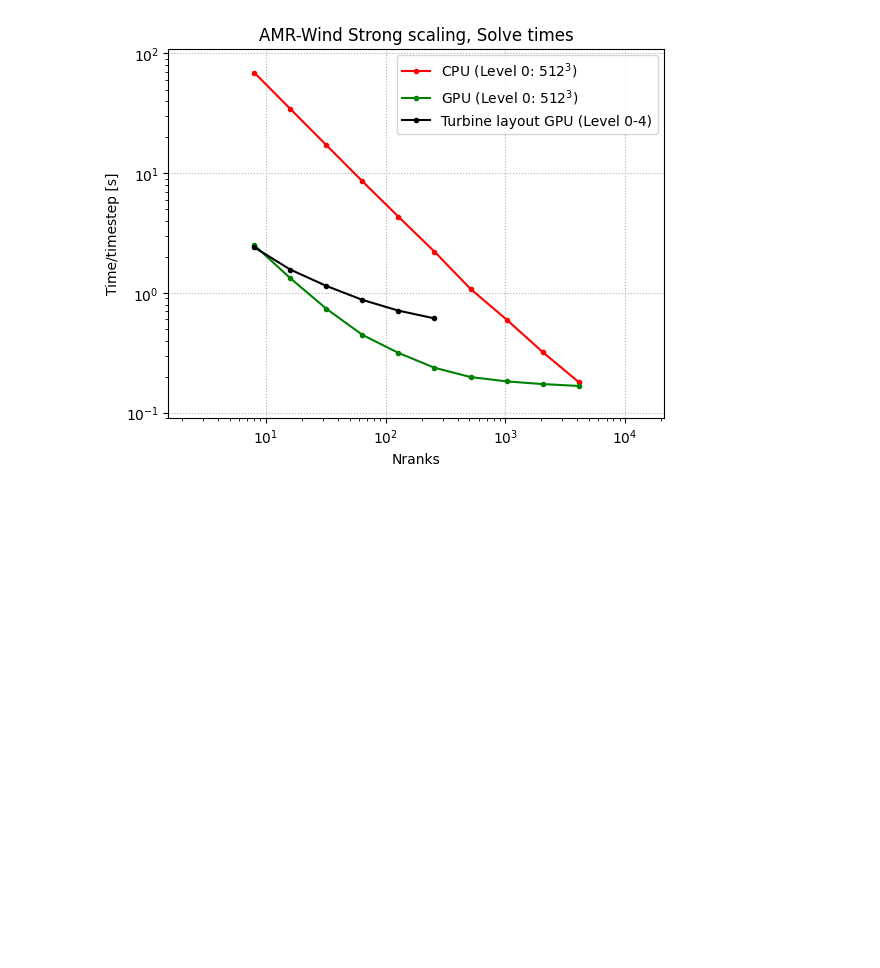
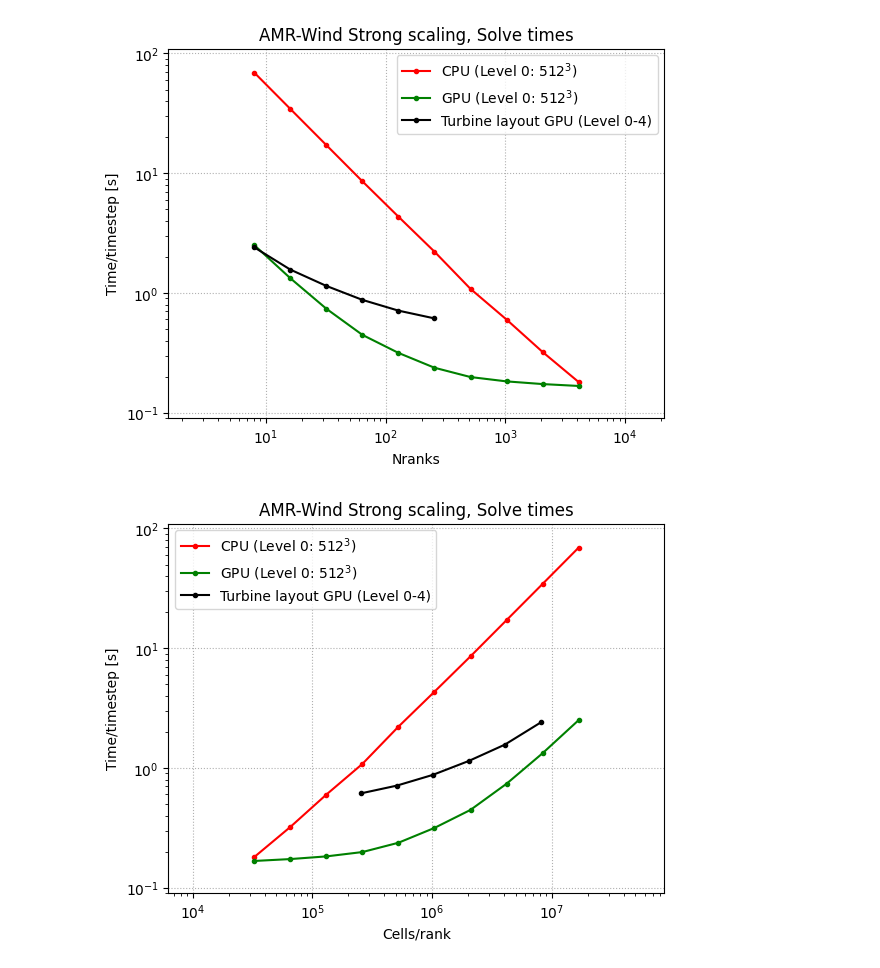
Before and after one commit to lawrenceccheung/ALCC_Frontier_WindFarm, a Jupyter notebook: precursor/scaling/Turblayout_level04_CPUGPU.ipynb, the cells around one changed output. Saved outputs shown, nothing was run; the diff lists cells and outputs as text; code cells hidden in the pictures; blank space fills up the shorter version.

```diff
--- a/precursor/scaling/Turblayout_level04_CPUGPU.ipynb
+++ b/precursor/scaling/Turblayout_level04_CPUGPU.ipynb
@@ -383,3 +383,32 @@ plt.ylim([0.09, 110])
 plt.grid(ls=':')
 # %% [output]
 [figure]
+# %%
+N_lev0 = 512**3
+N_turb = 65.0E6
+
+CPUranks, CPUsolvetimes = getRanksTimes(CPUcaselist)
+plt.loglog(N_lev0/np.array(CPUranks), CPUsolvetimes, '.-', color='r', label='CPU (Level 0: $512^3$)')
+
+L01CPUranks, L01CPUsolvetimes = getRanksTimes(Level01_CPUcaselist)
+#plt.loglog(np.array(L01CPUranks), L01CPUsolvetimes, '.-.', color='r', label='CPU (Level 0+1: $256^3$ + $512^3$)')
+
+GPUranks, GPUsolvetimes = getRanksTimes(GPUcaselist)
+plt.loglog(N_lev0/np.array(GPUranks), GPUsolvetimes, '.-', color='g', label='GPU (Level 0: $512^3$)')
+
+L01GPUranks, L01GPUsolvetimes = getRanksTimes(Level01_GPUcaselist)
+#plt.loglog(np.array(L01GPUranks), L01GPUsolvetimes, '.-.', color='g', label='GPU (Level 0+1: $256^3$ + $512^3$)')
+
+turbGPUranks, turbGPUsolvetimes = getRanksTimes(turblayout_GPUcaselist)
+plt.loglog(N_turb/np.array(turbGPUranks), turbGPUsolvetimes, '.-', color='k', label='Turbine layout GPU (Level 0-4)')
+
+plt.ylabel('Time/timestep [s]')
+plt.xlabel('Cells/rank')
+#plt.xlim([16, 5000])
+plt.title('AMR-Wind Strong scaling, Solve times')
+plt.legend()
+plt.axis('equal')
+plt.ylim([0.09, 110])
+plt.grid(ls=':')
+# %% [output]
+[figure, added]
```
Also changed, not shown: 1 other file.
